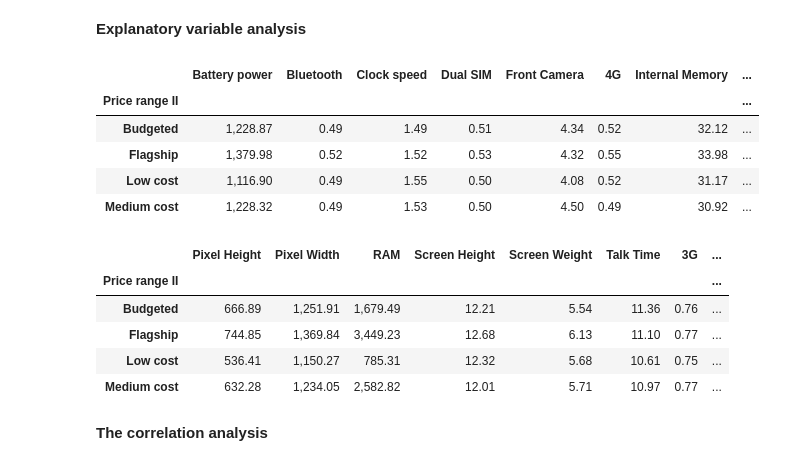
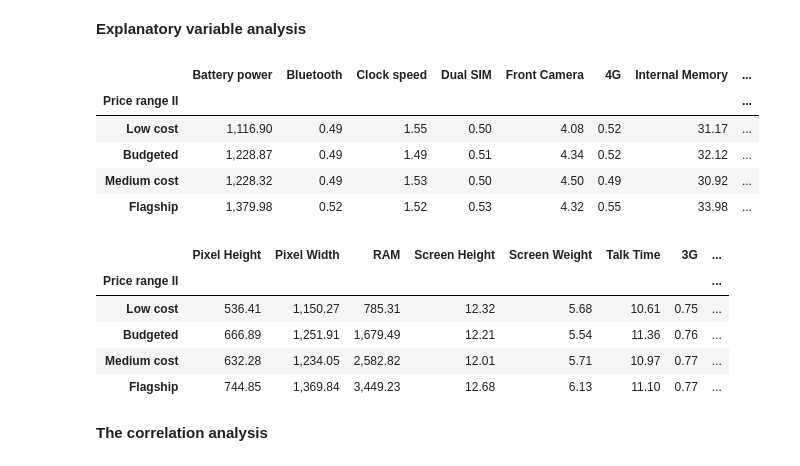
Before and after one commit to slawomirzurek/Data_Analysis_and_Programming_in_Python, a Jupyter notebook: Task.ipynb, the cells around one changed output. Cells and saved outputs as stored; diff of their text form; code cells hidden in the pictures.

```diff
--- a/Task.ipynb
+++ b/Task.ipynb
@@ -244,25 +241,27 @@ mp
 # %%
 # Average values of variables for the grouped price_range variable part I
 
 prGr = mp.groupby(['Price range II'])
-prGr.mean().applymap('{:,.2f}'.format).iloc[0:, :10]
+prGR = prGr.mean().applymap('{:,.2f}'.format).sort_values(by=['Price range'])
+prGR.iloc[0:, :10]
 # %% [output]
 |  | Battery power | Bluetooth | Clock speed | Dual SIM | Front Camera | 4G | Internal Memory | ... |
 | Price range II |  |  |  |  |  |  |  | ... |
+| Low cost | 1,116.90 | 0.49 | 1.55 | 0.50 | 4.08 | 0.52 | 31.17 | ... |
 | Budgeted | 1,228.87 | 0.49 | 1.49 | 0.51 | 4.34 | 0.52 | 32.12 | ... |
+| Medium cost | 1,228.32 | 0.49 | 1.53 | 0.50 | 4.50 | 0.49 | 30.92 | ... |
 | Flagship | 1,379.98 | 0.52 | 1.52 | 0.53 | 4.32 | 0.55 | 33.98 | ... |
-| Low cost | 1,116.90 | 0.49 | 1.55 | 0.50 | 4.08 | 0.52 | 31.17 | ... |
-| Medium cost | 1,228.32 | 0.49 | 1.53 | 0.50 | 4.50 | 0.49 | 30.92 | ... |
 # %%
 # Average values of variables for the grouped price_range variable part II
-prGr.mean().applymap('{:,.2f}'.format).iloc[0:, -10:]
+prGR = prGr.mean().applymap('{:,.2f}'.format).sort_values(by=['Price range'])
+prGR.iloc[0:, -10:-1]
 # %% [output]
 |  | Pixel Height | Pixel Width | RAM | Screen Height | Screen Weight | Talk Time | 3G | ... |
 | Price range II |  |  |  |  |  |  |  | ... |
+| Low cost | 536.41 | 1,150.27 | 785.31 | 12.32 | 5.68 | 10.61 | 0.75 | ... |
 | Budgeted | 666.89 | 1,251.91 | 1,679.49 | 12.21 | 5.54 | 11.36 | 0.76 | ... |
+| Medium cost | 632.28 | 1,234.05 | 2,582.82 | 12.01 | 5.71 | 10.97 | 0.77 | ... |
 | Flagship | 744.85 | 1,369.84 | 3,449.23 | 12.68 | 6.13 | 11.10 | 0.77 | ... |
-| Low cost | 536.41 | 1,150.27 | 785.31 | 12.32 | 5.68 | 10.61 | 0.75 | ... |
-| Medium cost | 632.28 | 1,234.05 | 2,582.82 | 12.01 | 5.71 | 10.97 | 0.77 | ... |
 # %% [markdown]
 **The correlation analysis**
 # %%
```
Also changed, not shown: parts of 17 cells of this notebook.
